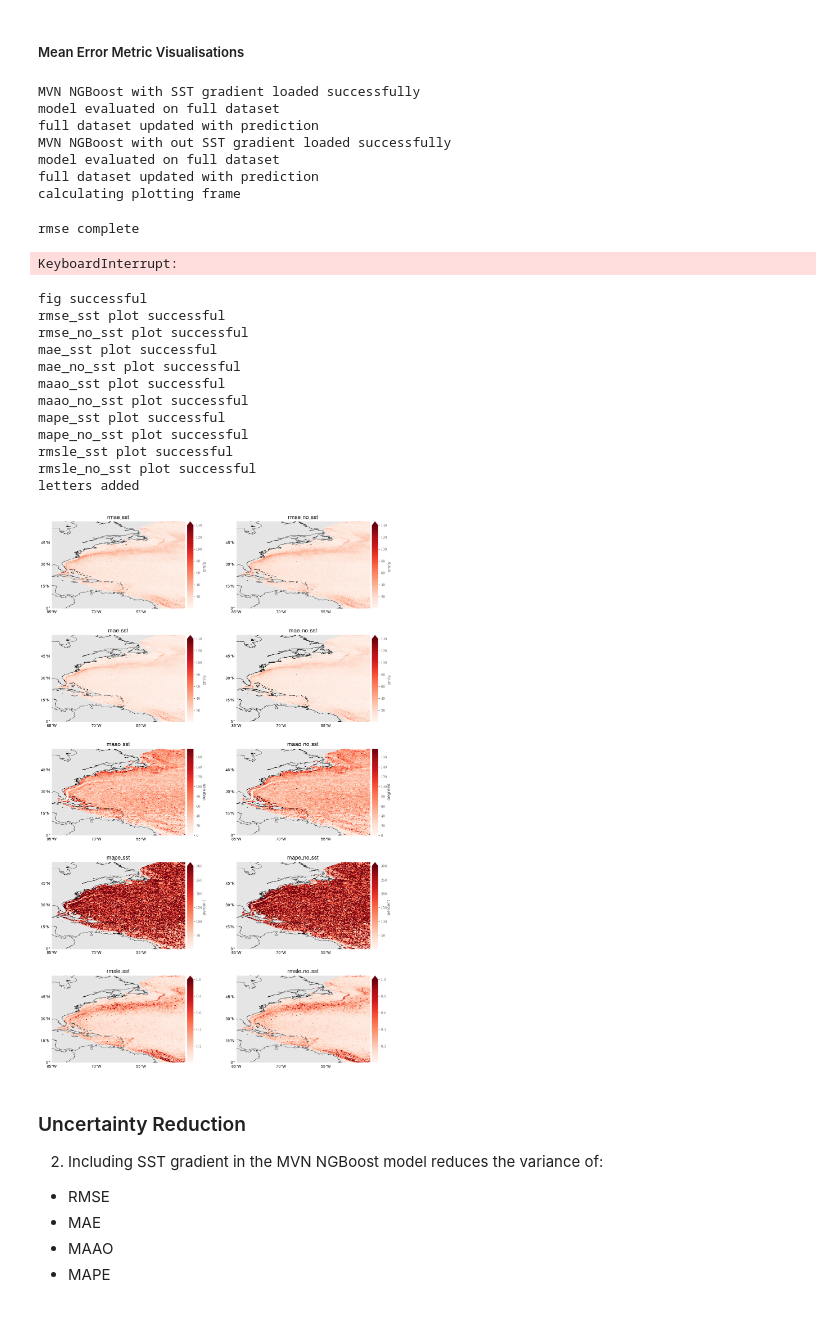
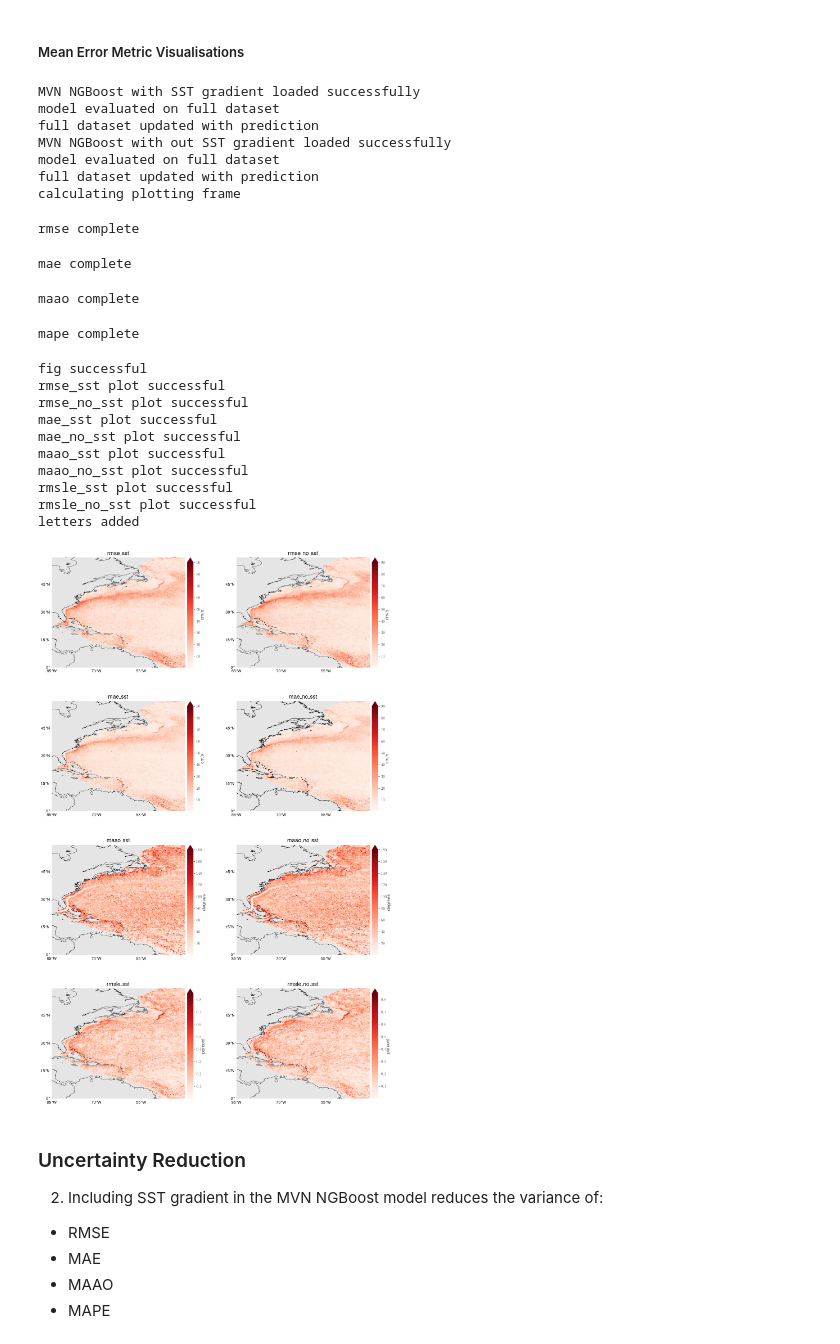
Before and after one commit to vanessamadu/seaducks, a Jupyter notebook: notebooks/Hypothesis Formulation and Testing.ipynb, the cells around one changed output. Saved outputs shown, nothing was run; the diff lists cells and outputs as text; code cells hidden in the pictures.

```diff
--- a/notebooks/Hypothesis Formulation and Testing.ipynb
+++ b/notebooks/Hypothesis Formulation and Testing.ipynb
@@ -377,6 +289,7 @@ def err_df(drifter_dataset,lat_grid,lon_grid,bin_size):
     idx1 = [ii[1] for ii in idx]
 
     plot_frame = pd.DataFrame(index=[idx0,idx1])
+    plot_frame.sort_index()
 
     # with sst
     metrics_names = ['rmse','mae','maao','mape','rmsle']
@@ -418,11 +331,11 @@ response_var_labels = ['u','v']
 bin_size = 0.2
 lat_grid = np.arange(-90,90 + bin_size,bin_size)
 lon_grid = np.arange(-180,180 + bin_size,bin_size)
-root_dir = r"C:\Users\vm2218\OneDrive - Imperial College London\PhD Project\seaducks\experiments\hpc_runs\16-01-2025\fit_models"
+root_dir = r"C:\Users\vm2218\OneDrive - Imperial College London\PhD Project\seaducks\experiments\hpc_runs\04-02-2025\fit_models"
 
 for ii in range(1):
     #load models (with SST gradient)
-    with open(fr'{root_dir}/{file_name_prefix}{replication_ids[SST_grad_config_ID][ii]}.p', 'rb') as pickle_file:
+    with open(fr'{root_dir}/{file_name_prefix}{replication_ids[SST_grad_config_ID][ii]}{file_name_suffix}.p', 'rb') as pickle_file:
         model_sst_grad = pickle.load(pickle_file)
     print('MVN NGBoost with SST gradient loaded successfully')
     pred_dists_sst = model_sst_grad.scipy_distribution(full_data[explanatory_var_labels],cmat_output = True)
@@ -433,7 +346,7 @@ for ii in range(1):
     print('full dataset updated with prediction')
 
     # load models (without SST gradient)
-    with open(fr'{root_dir}/{file_name_prefix}{replication_ids[no_SST_grad_config_ID][ii]}.p', 'rb') as pickle_file:
+    with open(fr'{root_dir}/{file_name_prefix}{replication_ids[no_SST_grad_config_ID][ii]}{file_name_suffix}.p', 'rb') as pickle_file:
         model_no_sst_grad = pickle.load(pickle_file)
     print('MVN NGBoost with out SST gradient loaded successfully')
     pred_dists_no_sst = model_no_sst_grad.scipy_distribution(full_data[explanatory_var_labels],cmat_output = True)
@@ -454,14 +367,16 @@ model evaluated on full dataset
 full dataset updated with prediction
 calculating plotting frame
 rmse complete
-KeyboardInterrupt:
+mae complete
+maao complete
+mape complete
 # %%
 errs.loc[:,'maao_sst'] = errs['maao_sst'].apply(lambda x :np.rad2deg(np.mean(x)))
 # %%
 errs.loc[:,'maao_no_sst'] = errs['maao_no_sst'].apply(lambda x :np.rad2deg(np.mean(x)))
 # %%
-fig, axs = plt.subplots(5,2,figsize=(15,25), subplot_kw= {"projection":ccrs.PlateCarree()})
-metric_names = ['rmse_sst', 'rmse_no_sst','mae_sst', 'mae_no_sst','maao_sst','maao_no_sst','mape_sst','mape_no_sst','rmsle_sst','rmsle_no_sst']
+fig, axs = plt.subplots(4,2,figsize=(15,25), subplot_kw= {"projection":ccrs.PlateCarree()})
+metric_names = ['rmse_sst', 'rmse_no_sst','mae_sst', 'mae_no_sst','maao_sst','maao_no_sst','rmsle_sst','rmsle_no_sst']
 titles = metric_names
 cbar_names = [r"cm/s", r"cm/s",r"cm/s",r"cm/s", r"degrees", r"degrees", "percent", "percent", "", "" ]
 extent = [-85.01,#summaries['lon'].min(),
@@ -476,46 +391,44 @@ for ii, metric in enumerate(metric_names):
     row = int((ii-col)/2)
     current_ax = axs[row,col]
     if metric == 'rmse_sst' or metric == 'rmse_no_sst':
-        vmax_manual = 140
+        vmax_manual = 90
     elif metric == 'maao_sst' or metric == 'maao_no_sst':
         vmax_manual = 180
     elif metric == 'mape_sst' or metric == 'mape_no_sst':
         vmax_manual = 500
     elif metric == 'rmsle_sst' or metric == 'rmsle_no_sst':
-        vmax_manual = 2
+        vmax_manual = 0.85
     cax = plot_column(errs,
                       metric,
                       ax=current_ax,
                       cmap='Reds',vmax_manual=vmax_manual)
     print(f'{metric} plot successful')
     current_ax.set_title(titles[ii])
     current_ax.set_extent(extent,ccrs.PlateCarree())
     current_ax.coastlines()
     current_ax.set_aspect('auto')
     add_gridlines(current_ax)
     cax.set_ylabel(cbar_names[ii], labelpad=0.1)
 
 add_letters(axs)
 print('letters added')
 plt.subplots_adjust(wspace=0.3, hspace=0.3)
 axs[1,1].coastlines()
 axs[1,1].set_aspect('auto')
 
 plt.show()
 # %% [output]
 fig successful
 rmse_sst plot successful
 rmse_no_sst plot successful
 mae_sst plot successful
 mae_no_sst plot successful
 maao_sst plot successful
 maao_no_sst plot successful
-mape_sst plot successful
-mape_no_sst plot successful
 rmsle_sst plot successful
 rmsle_no_sst plot successful
 letters added
-[figure, old version]
+[figure, new version]
 # %% [markdown]
 ### Uncertainty Reduction
 
```
Also changed, not shown: parts of 12 cells of this notebook, 1 other file.
